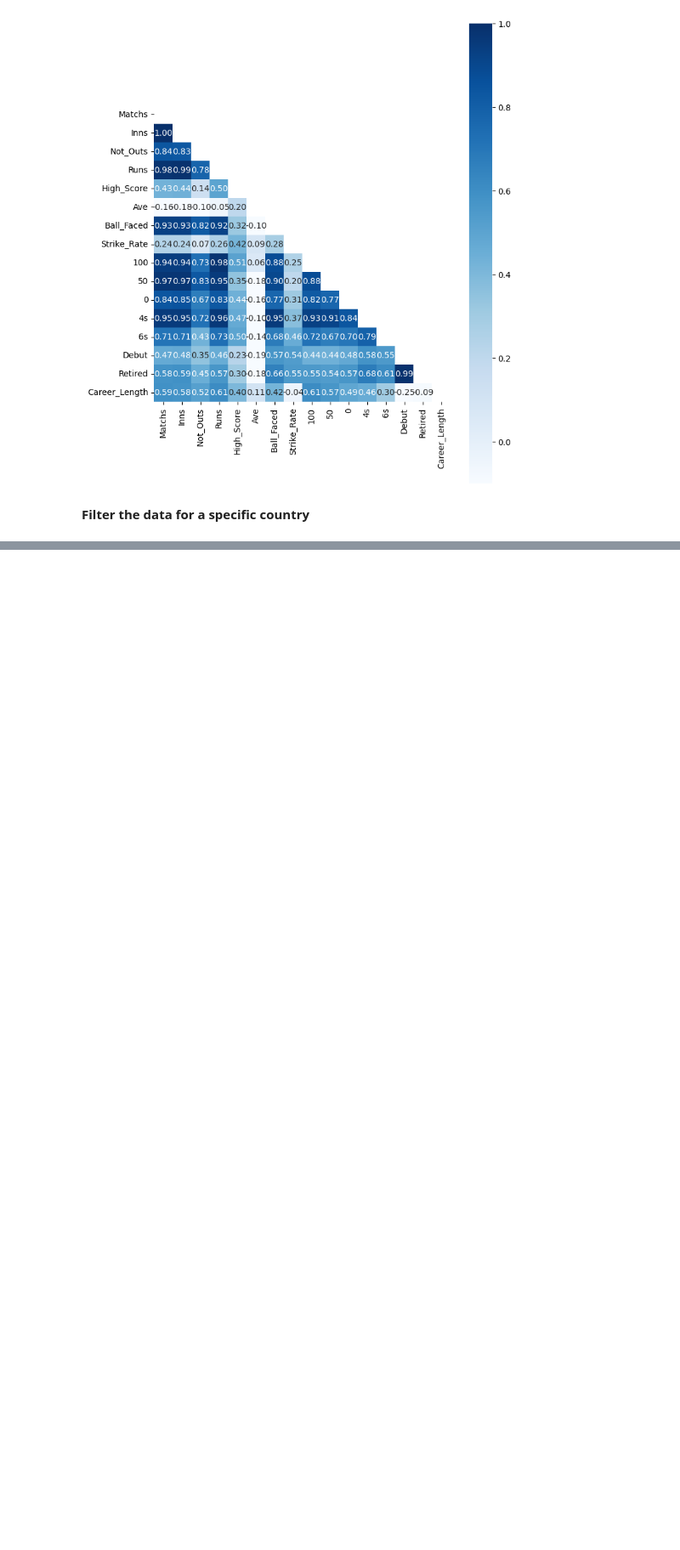
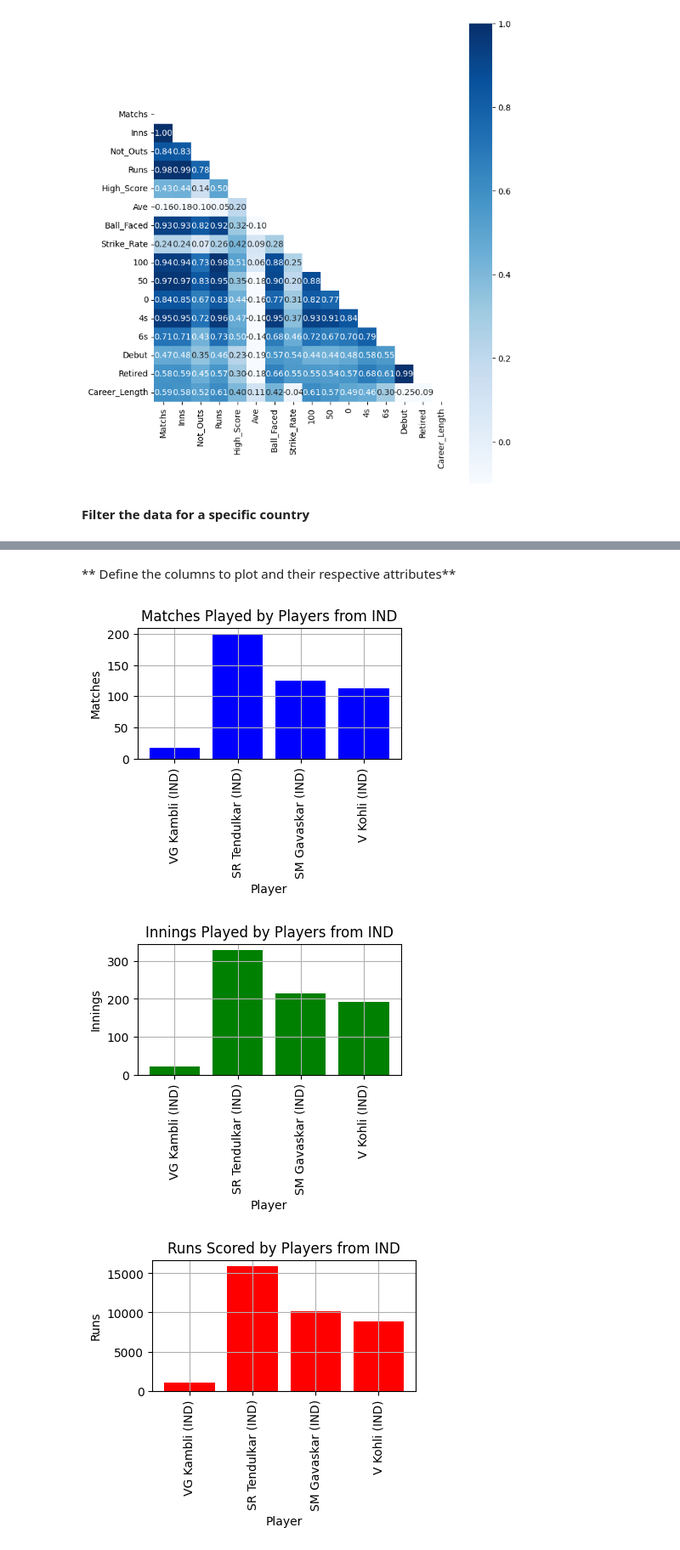
Before and after one commit to Udhay2898/Statistical-Insights-into-Test-Cricket-Performance, a Jupyter notebook: ICC_Test_Stats.ipynb, the cells around one changed output, grey strips where cells are left out. Shown at 85% size. Saved outputs shown, nothing was run; the diff lists cells and outputs as text; code cells hidden in the pictures; blank space fills up the shorter version.

```diff
--- a/ICC_Test_Stats.ipynb
+++ b/ICC_Test_Stats.ipynb
@@ -560,5 +553,6 @@ plt.show()
 # %% [markdown]
 **Filter the data for a specific country**
 # %%
-country = 'IND'  # Replace with the country of interest
-country_df = df[df['Country'] == country]
+country = 'IND'
+country_df = df[df['Country'] == country].reset_index()
+country_df
@@ -564,0 +565,28 @@ country_df = df[df['Country'] == country]
+# %% [markdown]
+** Define the columns to plot and their respective attributes**
+# %%
+columns = ['Matchs', 'Inns', 'Runs', 'Ball_Faced', 'Strike_Rate', 'Ave', '100', '50', 'Career_Length']
+
+titles = ['Matches Played', 'Innings Played', 'Runs Scored', 'Balls Faced', 'Strike Rate', 'Average', 'Centuries', 'Half-Centuries', 'Career Length']
+
+y_labels = ['Matches', 'Innings', 'Runs', 'Balls Faced', 'Strike Rate', 'Average', 'Centuries', 'Half-Centuries', 'Career Length']
+
+colors = ['blue', 'green', 'red', 'purple', 'orange',
+          'cyan', 'magenta', 'yellow', 'brown', 'lime',
+          'pink', 'teal', 'lavender', 'lightblue', 'darkgreen']
+# %%
+# Create bar plots using for loop
+for i in range(len(columns)):
+    plt.figure(figsize=(4,2))
+    plt.bar(country_df['Player'], country_df[columns[i]], color=colors[i])
+    plt.title(f'{titles[i]} by Players from {country}')
+    plt.xlabel('Player')
+    plt.ylabel(y_labels[i])
+    plt.xticks(rotation=90)
+    plt.grid(True)
+
+    plt.show()
+# %% [output]
+[figure, added]
+[figure, added]
+[figure, added]
```
Also changed, not shown: parts of 5 cells of this notebook.
